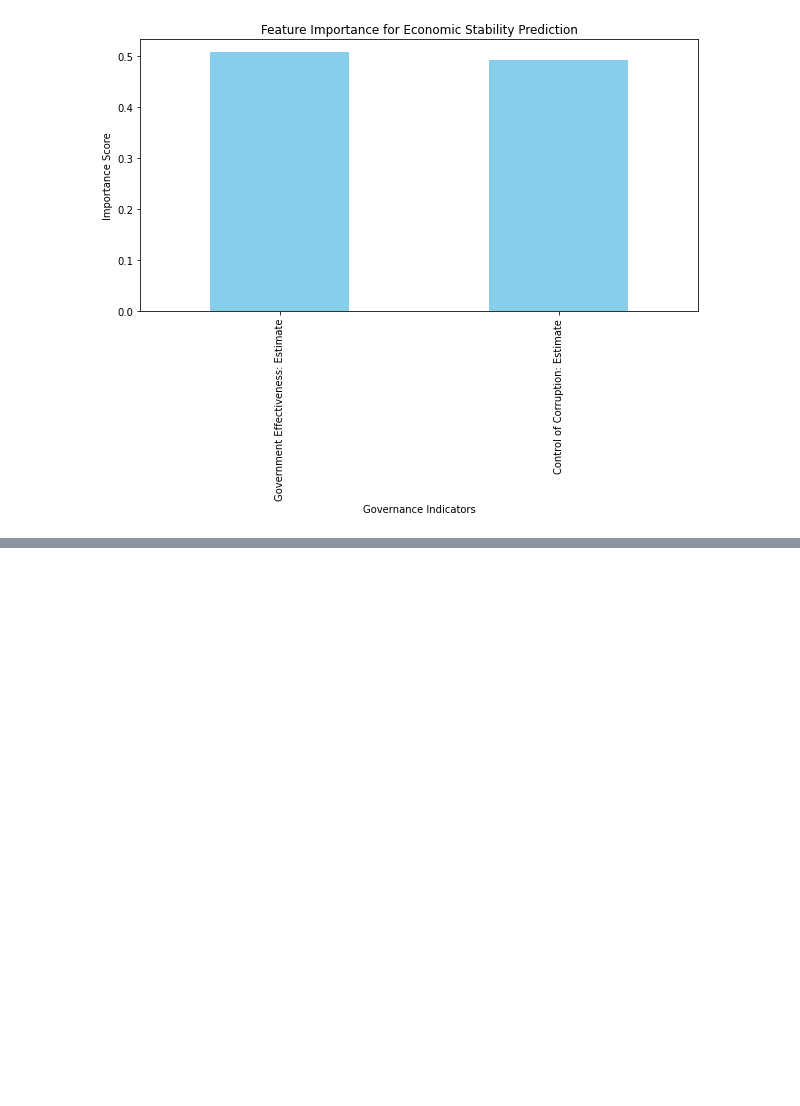
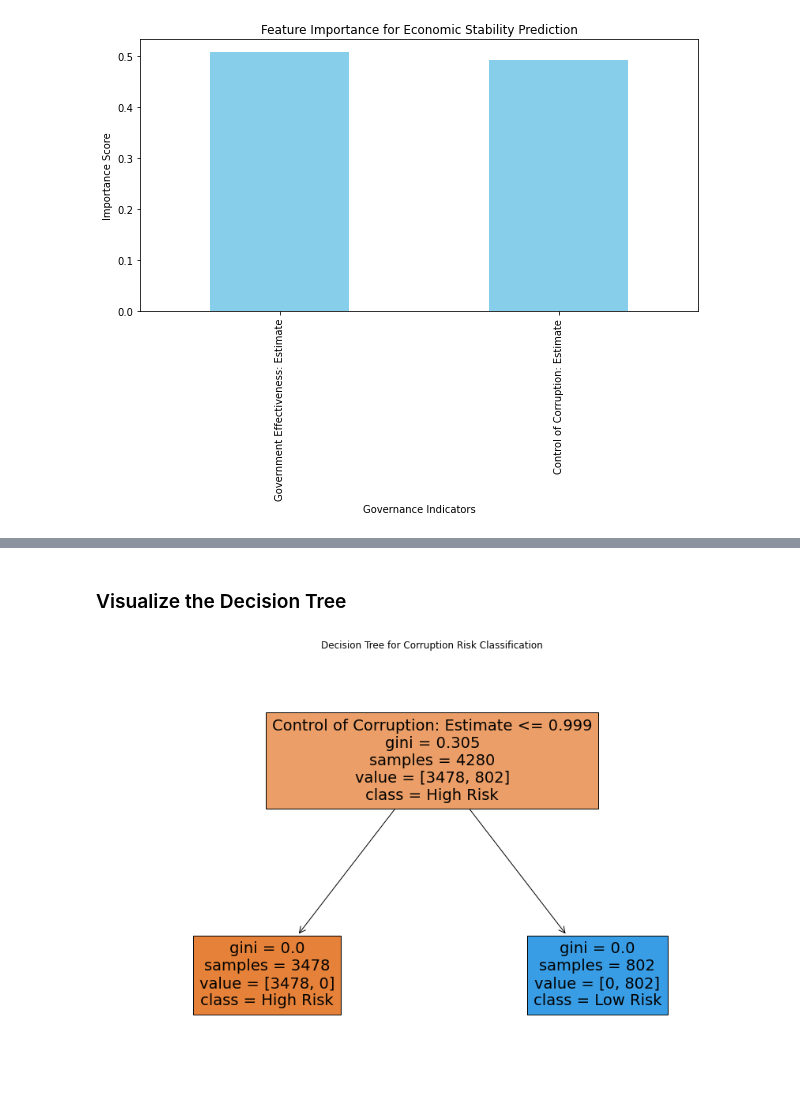
Before and after one commit to AUSTIN-QuadrantLOOM/project-phase-three, a Jupyter notebook: Macro economic risk of Graft analysis.ipynb, the cells around one changed output, grey strips where cells are left out. Drawn from its saved outputs; the diff is of its cells as text; code cells hidden in the pictures; blank space fills up the shorter version.

Commit message:
visualization of a decision tree classifier

```diff
--- a/Macro economic risk of Graft analysis.ipynb
+++ b/Macro economic risk of Graft analysis.ipynb
@@ -486,0 +489,4 @@ plt.show()
+# %%
+df_stability_metrics["Corruption_Risk"] = df_stability_metrics["Control of Corruption: Estimate"].apply(
+    lambda x: "Low Risk" if x >= 1 else "High Risk"
+)
@@ -486,0 +495,21 @@ plt.show()
+# %%
+#Train a Decision Tree Classifier
+from sklearn.tree import DecisionTreeClassifier
+from sklearn.model_selection import train_test_split
+from sklearn.metrics import accuracy_score, classification_report
+
+# Define predictor variables
+X = df_stability_metrics[["Government Effectiveness: Estimate", "Control of Corruption: Estimate"]]
+y = df_stability_metrics["Corruption_Risk"].map({"Low Risk": 1, "High Risk": 0})  # Binary classification labels
+
+# Train-test split
+X_train, X_test, y_train, y_test = train_test_split(X, y, test_size=0.2, random_state=42)
+
+# Initialize and train model
+model = DecisionTreeClassifier(max_depth=5, random_state=42)  # Limiting depth improves generalization
+model.fit(X_train, y_train)
+
+# Evaluate accuracy
+y_pred = model.predict(X_test)
+print(f"Model Accuracy: {accuracy_score(y_test, y_pred):.3f}")
+print(classification_report(y_test, y_pred))
@@ -486,0 +526,12 @@ plt.show()
+# %% [markdown]
+### Visualize the Decision Tree
+# %%
+from sklearn.tree import plot_tree
+import matplotlib.pyplot as plt
+
+plt.figure(figsize=(15, 10))
+plot_tree(model, feature_names=X.columns, class_names=["High Risk", "Low Risk"], filled=True)
+plt.title("Decision Tree for Corruption Risk Classification")
+plt.show()
+# %% [output]
+[figure, added]
```
Also changed, not shown: parts of 4 cells of this notebook.
